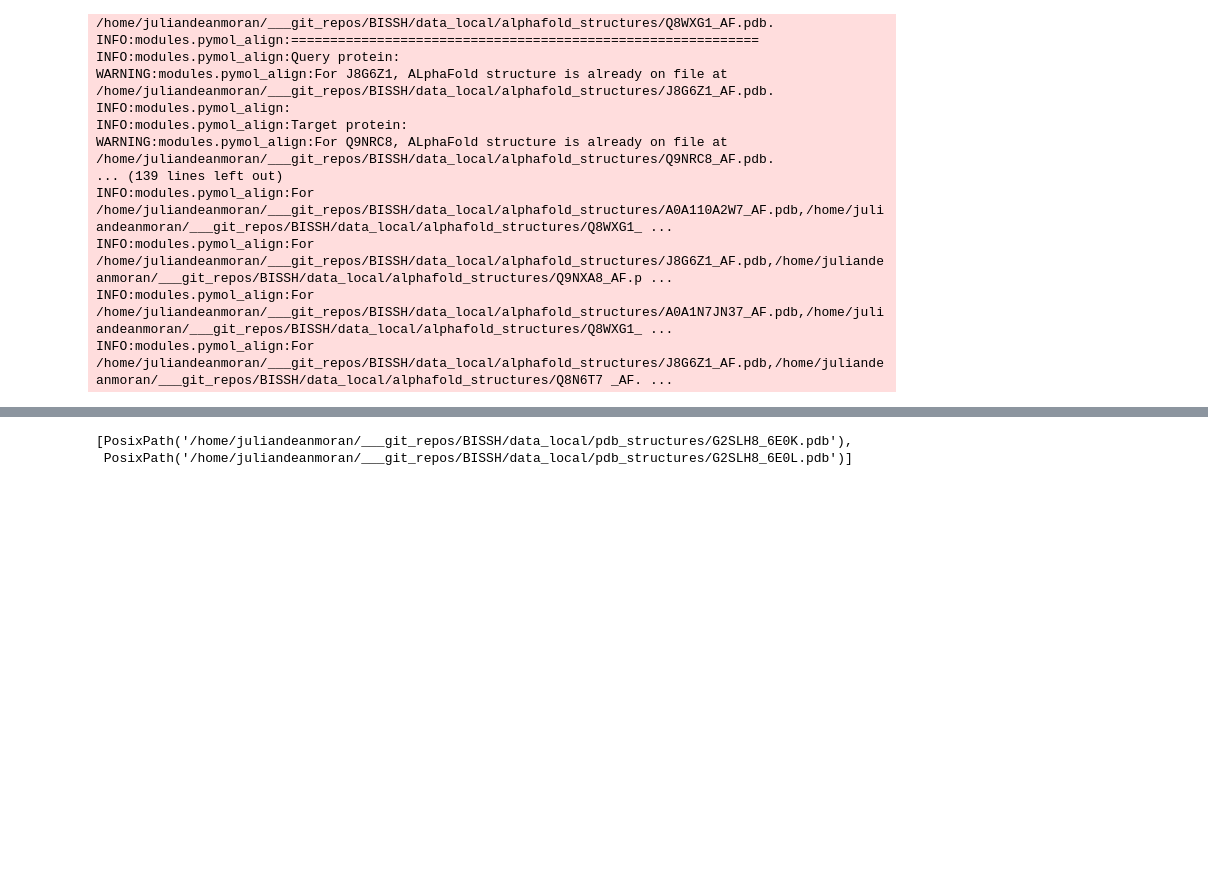
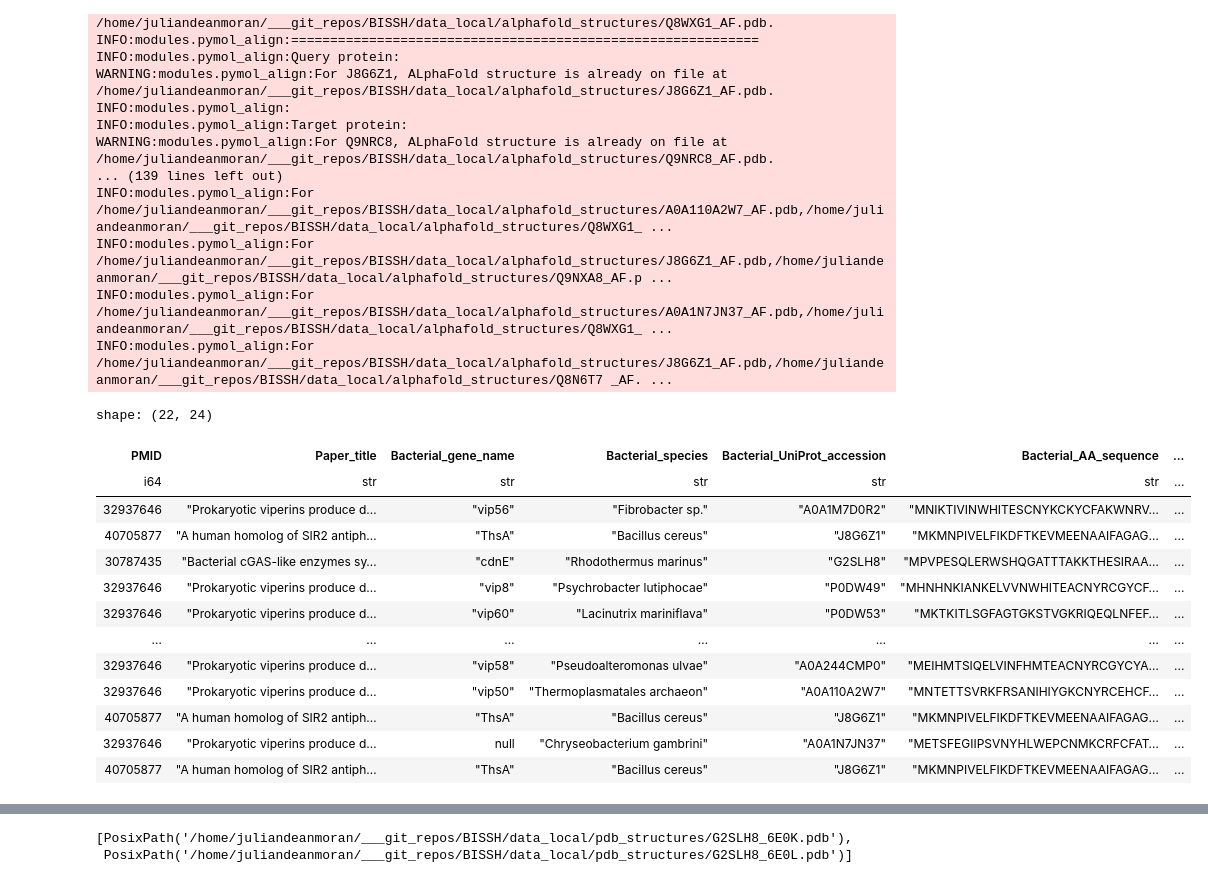
Before and after one commit to juliandeanmoran/BISSH, a Jupyter notebook: testing/updateReport_2_pairwise_aln.ipynb, the cells around one changed output, grey strips where cells are left out. Cells and saved outputs as stored; diff of their text form; code cells hidden in the pictures; blank space fills up the shorter version.

```diff
--- a/testing/updateReport_2_pairwise_aln.ipynb
+++ b/testing/updateReport_2_pairwise_aln.ipynb
@@ -207,10 +211,27 @@ INFO:modules.pymol_align:For /home/juliandeanmoran/___git_repos/BISSH/data_local
 # %%
 # ────────────────────────────────────────────────────────────
 #      Out
 # ────────────────────────────────────────────────────────────
 
 df_pm.write_csv(
     OUT_DIR / f"gold_standard_list_pymol_aln_n={len(df_pm)}.tsv",
     separator="\t",
     include_header=True
 )
+
+df_pm
+# %% [output]
+shape: (22, 24)
+| PMID | Paper_title | Bacterial_gene_name | Bacterial_species | Bacterial_UniProt_accession | Bacterial_AA_sequence | ... |
+| i64 | str | str | str | str | str | ... |
+| 32937646 | "Prokaryotic viperins produce d… | "vip56" | "Fibrobacter sp." | "A0A1M7D0R2" | "MNIKTIVINWHITESCNYKCKYCFAKWNRV… | ... |
+| 40705877 | "A human homolog of SIR2 antiph… | "ThsA" | "Bacillus cereus" | "J8G6Z1" | "MKMNPIVELFIKDFTKEVMEENAAIFAGAG… | ... |
+| 30787435 | "Bacterial cGAS-like enzymes sy… | "cdnE" | "Rhodothermus marinus" | "G2SLH8" | "MPVPESQLERWSHQGATTTAKKTHESIRAA… | ... |
+| 32937646 | "Prokaryotic viperins produce d… | "vip8" | "Psychrobacter lutiphocae" | "P0DW49" | "MHNHNKIANKELVVNWHITEACNYRCGYCF… | ... |
+| 32937646 | "Prokaryotic viperins produce d… | "vip60" | "Lacinutrix mariniflava" | "P0DW53" | "MKTKITLSGFAGTGKSTVGKRIQEQLNFEF… | ... |
+| … | … | … | … | … | … | ... |
+| 32937646 | "Prokaryotic viperins produce d… | "vip58" | "Pseudoalteromonas ulvae" | "A0A244CMP0" | "MEIHMTSIQELVINFHMTEACNYRCGYCYA… | ... |
+| 32937646 | "Prokaryotic viperins produce d… | "vip50" | "Thermoplasmatales archaeon" | "A0A110A2W7" | "MNTETTSVRKFRSANIHIYGKCNYRCEHCF… | ... |
+| 40705877 | "A human homolog of SIR2 antiph… | "ThsA" | "Bacillus cereus" | "J8G6Z1" | "MKMNPIVELFIKDFTKEVMEENAAIFAGAG… | ... |
+| 32937646 | "Prokaryotic viperins produce d… | null | "Chryseobacterium gambrini" | "A0A1N7JN37" | "METSFEGIIPSVNYHLWEPCNMKCRFCFAT… | ... |
+| 40705877 | "A human homolog of SIR2 antiph… | "ThsA" | "Bacillus cereus" | "J8G6Z1" | "MKMNPIVELFIKDFTKEVMEENAAIFAGAG… | ... |
```
Also changed, not shown: parts of 2 cells of this notebook, 3 other files.
